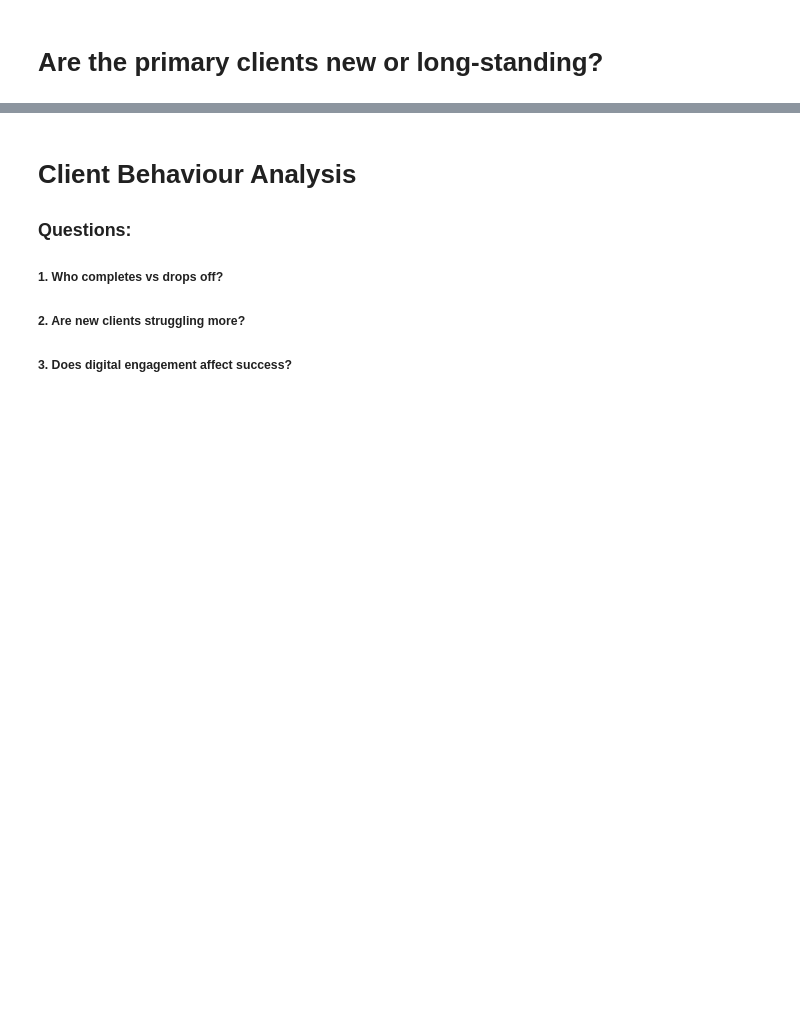
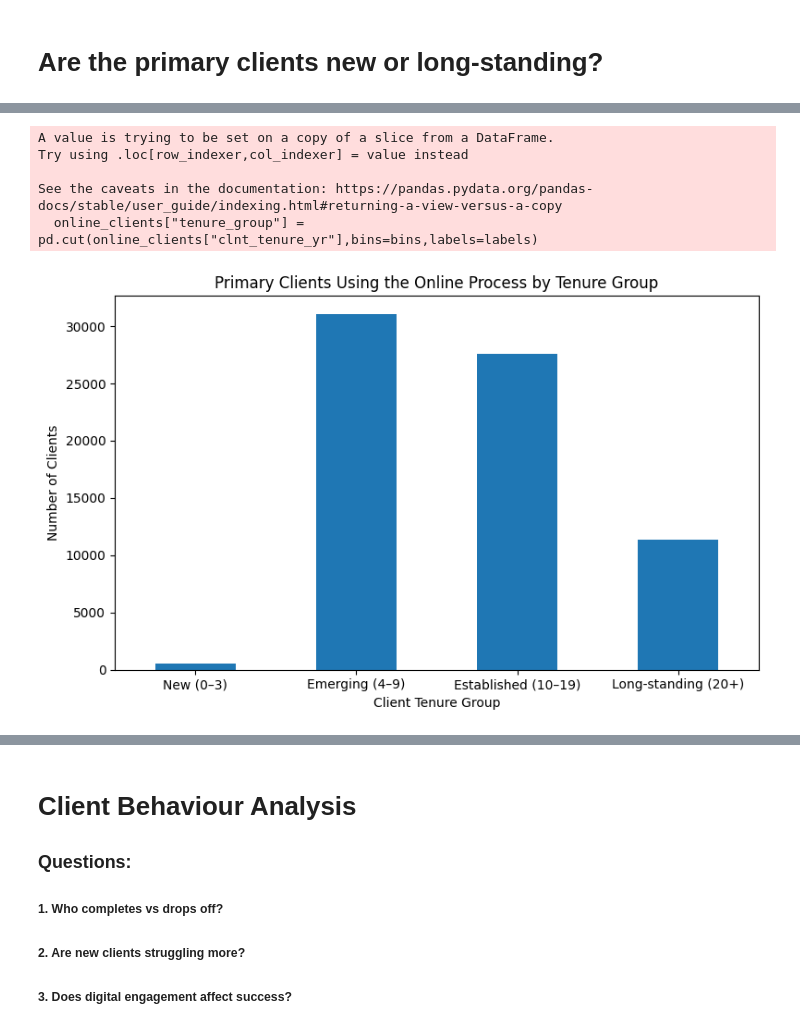
Before and after one commit to CharulMathur4592/week5_project_ab_testing, a Jupyter notebook: notebooks/analysis_charul.ipynb, the cells around one changed output, grey strips where cells are left out. Cells and saved outputs as stored; diff of their text form; code cells hidden in the pictures; blank space fills up the shorter version.

```diff
--- a/notebooks/analysis_charul.ipynb
+++ b/notebooks/analysis_charul.ipynb
@@ -86,0 +103,34 @@ Long-standing (20+)  11385       16.12
+# %%
+df = (df_web_data
+    .merge(df_exp, on="client_id", how="left")
+    .merge(df_demo, on="client_id", how="left")
+)
+
+# Identify online clients
+online_clients = df.drop_duplicates("client_id")
+
+# Create tenure groups
+bins = [-1, 3, 9, 19, online_clients["clnt_tenure_yr"].max()]
+labels = ["New (0–3)", "Emerging (4–9)", "Established (10–19)", "Long-standing (20+)"]
+
+online_clients["tenure_group"] = pd.cut(online_clients["clnt_tenure_yr"],bins=bins,labels=labels)
+
+# Count clients per group
+tenure_counts = online_clients["tenure_group"].value_counts().sort_index()
+tenure_counts
+
+plt.figure(figsize=(8, 5))
+tenure_counts.plot(kind="bar")
+plt.title("Primary Clients Using the Online Process by Tenure Group")
+plt.xlabel("Client Tenure Group")
+plt.ylabel("Number of Clients")
+plt.xticks(rotation=0)
+plt.tight_layout()
+plt.show()
+# %% [output]
+A value is trying to be set on a copy of a slice from a DataFrame.
+Try using .loc[row_indexer,col_indexer] = value instead
+
+See the caveats in the documentation: https://pandas.pydata.org/pandas-docs/stable/user_guide/indexing.html#returning-a-view-versus-a-copy
+  online_clients["tenure_group"] = pd.cut(online_clients["clnt_tenure_yr"],bins=bins,labels=labels)
+[figure, added]
```
Also changed, not shown: parts of 40 cells of this notebook, 6 other files.
